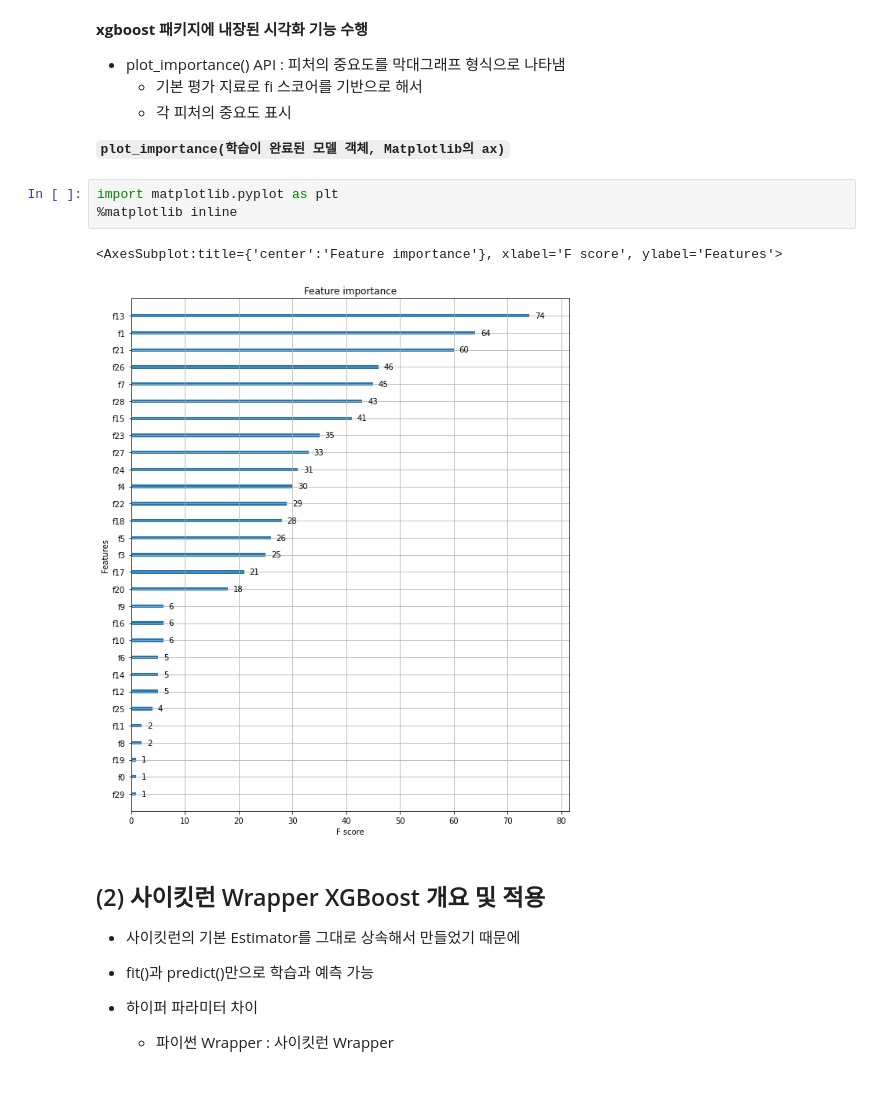
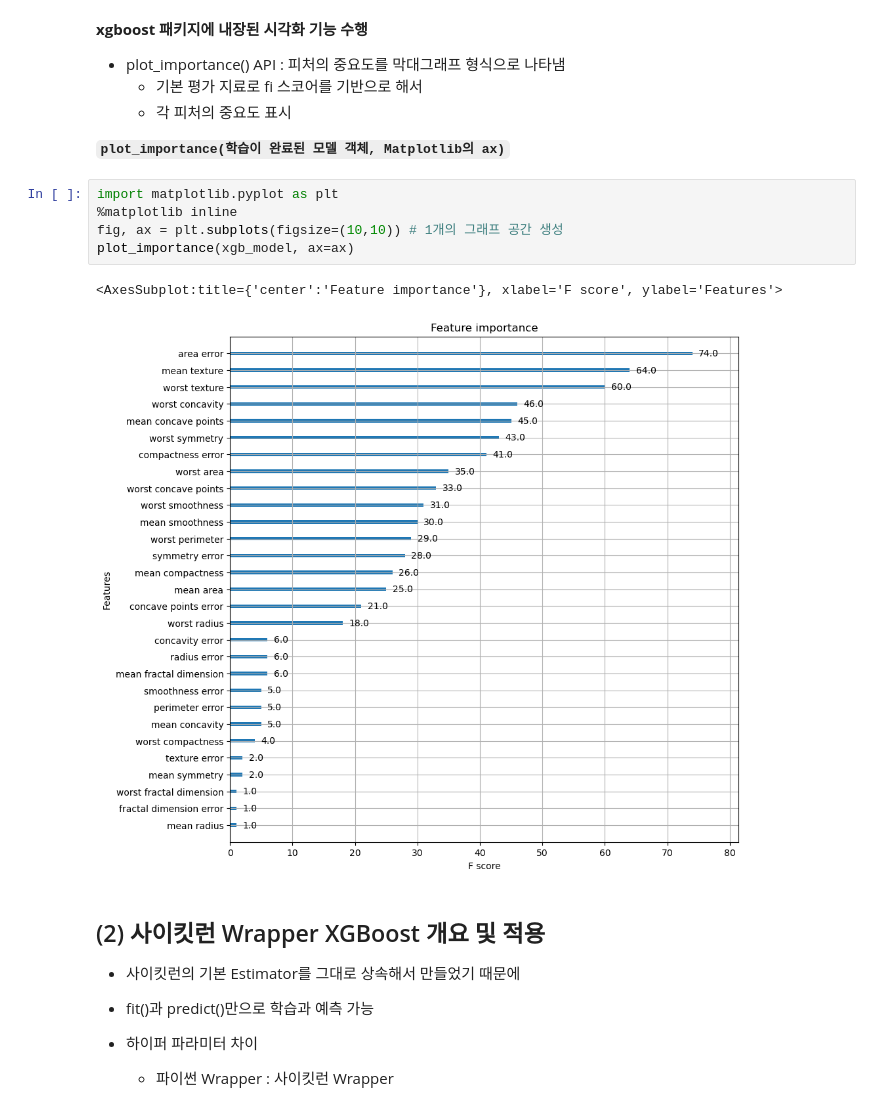
Before and after one commit to junhokim42/Python_study, a Jupyter notebook: Bigdata_training/Bigdata_analysis/day7/머신러닝_5_3_1_XGBoost(eXtra Gradient Boost).ipynb, the cells around one changed output. Cells and saved outputs as stored; diff of their text form.

```diff
--- a/Bigdata_training/Bigdata_analysis/day7/머신러닝_5_3_1_XGBoost(eXtra Gradient Boost).ipynb
+++ b/Bigdata_training/Bigdata_analysis/day7/머신러닝_5_3_1_XGBoost(eXtra Gradient Boost).ipynb
@@ -269,9 +272,11 @@ NameError: name 'preds' is not defined
 # %%
 import matplotlib.pyplot as plt
 %matplotlib inline
+fig, ax = plt.subplots(figsize=(10,10)) # 1개의 그래프 공간 생성
+plot_importance(xgb_model, ax=ax)
 # %% [output]
 <AxesSubplot:title={'center':'Feature importance'}, xlabel='F score', ylabel='Features'>
-[figure, old version]
+[figure, new version]
 # %% [markdown]
 ## (2) 사이킷런 Wrapper XGBoost 개요 및 적용
 
```
Also changed, not shown: parts of 19 cells of this notebook, 29 other files.
